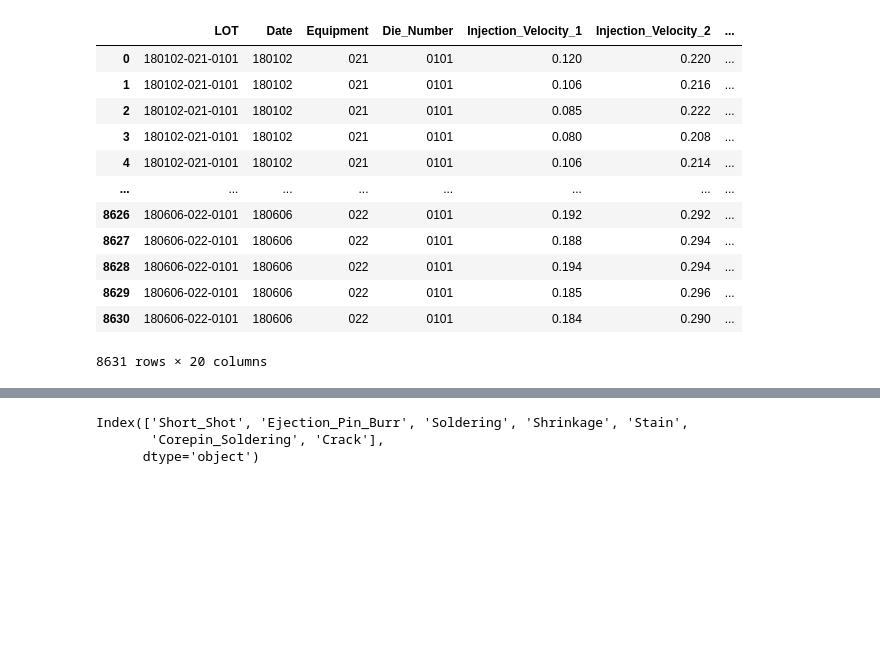
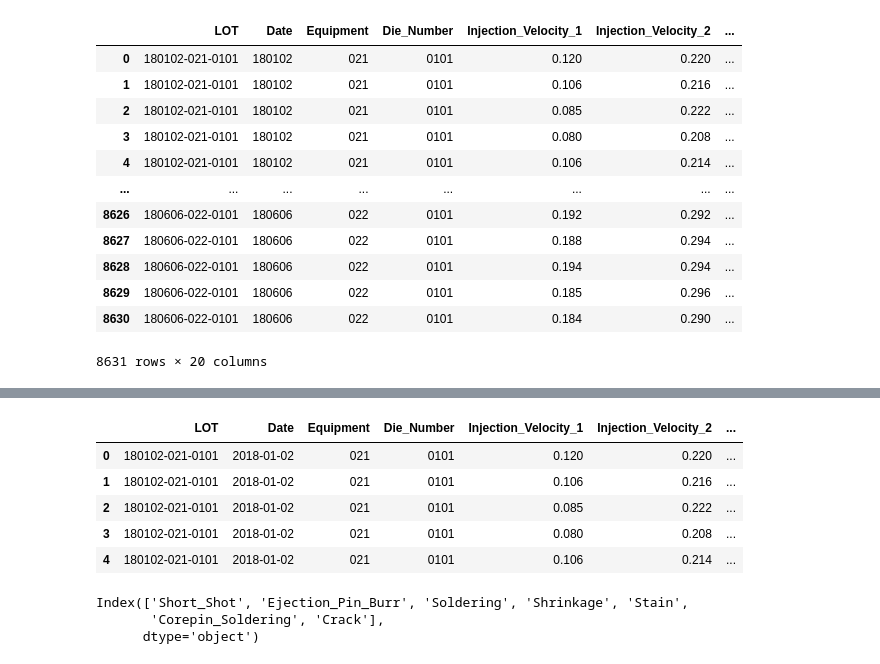
Before and after one commit to IceBear9028/TermProject-main, a Jupyter notebook: data_refine/data_refine.ipynb, the cells around one changed output, grey strips where cells are left out. Drawn from its saved outputs; the diff is of its cells as text; code cells hidden in the pictures; blank space fills up the shorter version.

```diff
--- a/data_refine/data_refine.ipynb
+++ b/data_refine/data_refine.ipynb
@@ -62,3 +106,12 @@ df_refine
+# %%
+df_refine.head()
+# %% [output]
+|  | LOT | Date | Equipment | Die_Number | Injection_Velocity_1 | Injection_Velocity_2 | ... |
+| 0 | 180102-021-0101 | 2018-01-02 | 021 | 0101 | 0.120 | 0.220 | ... |
+| 1 | 180102-021-0101 | 2018-01-02 | 021 | 0101 | 0.106 | 0.216 | ... |
+| 2 | 180102-021-0101 | 2018-01-02 | 021 | 0101 | 0.085 | 0.222 | ... |
+| 3 | 180102-021-0101 | 2018-01-02 | 021 | 0101 | 0.080 | 0.208 | ... |
+| 4 | 180102-021-0101 | 2018-01-02 | 021 | 0101 | 0.106 | 0.214 | ... |
 # %%
 # 불량품 열 이름들만 추출
 error_columns = df.columns[10:]
```
Also changed, not shown: parts of 8 cells of this notebook, 5 other files.
